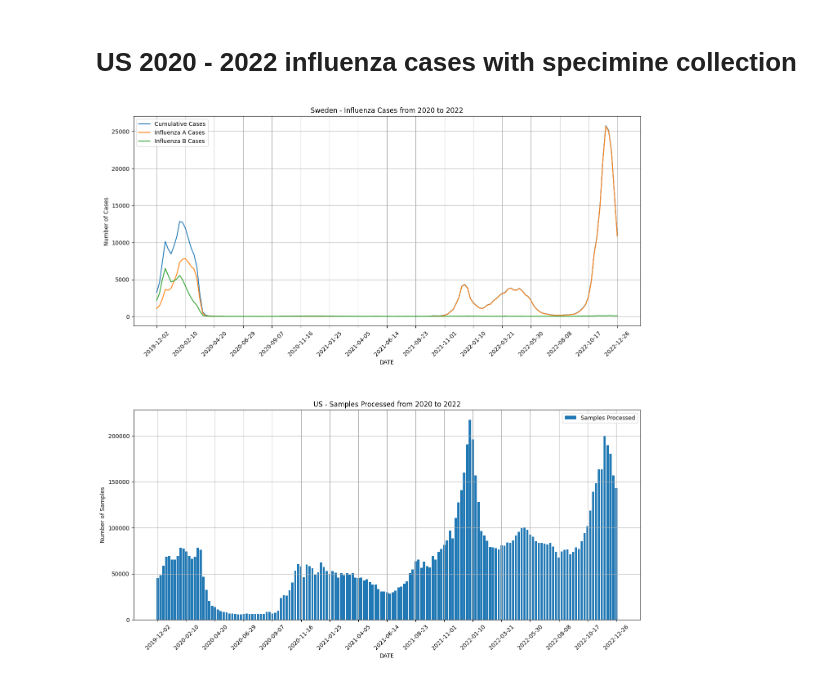
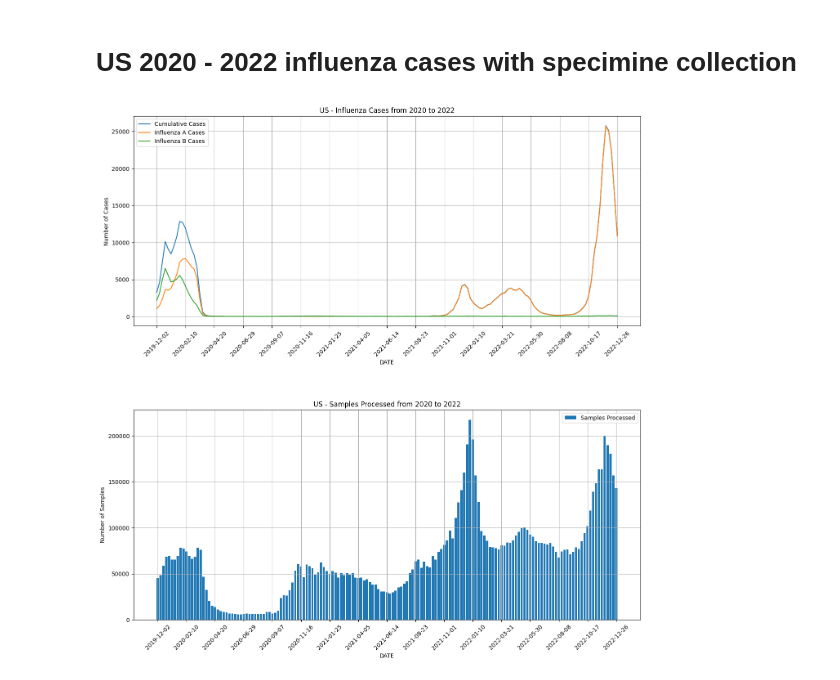
Before and after one commit to jramey2016/Computer-Epi-Project, a Jupyter notebook: US-Data-And-Models/Emperical-Model-US/Influenza_Model_US/Subset_Models_influenza_US.ipynb, the cells around one changed output. Cells and saved outputs as stored; diff of their text form; code cells hidden in the pictures.

Commit message:
Finish influenza data models

```diff
--- a/US-Data-And-Models/Emperical-Model-US/Influenza_Model_US/Subset_Models_influenza_US.ipynb
+++ b/US-Data-And-Models/Emperical-Model-US/Influenza_Model_US/Subset_Models_influenza_US.ipynb
@@ -394,32 +394,32 @@ fig, (ax1, ax2) = plt.subplots(2, 1, figsize=(16, 16))
 
 # Plot the line graphs in the first subplot
 ax1.plot(df_agg11['ISO_SDATE'], df_agg11['INF_ALL'], label='Cumulative Cases')
 ax1.plot(df_agg11['ISO_SDATE'], df_agg11['INF_A'], label='Influenza A Cases')
 ax1.plot(df_agg11['ISO_SDATE'], df_agg11['INF_B'], label='Influenza B Cases')
 ax1.set_xlabel('DATE')
 ax1.set_ylabel('Number of Cases')
-ax1.set_title('Sweden - Influenza Cases from 2020 to 2022')
+ax1.set_title('US - Influenza Cases from 2020 to 2022')
 xtick_pos = np.arange(0, len(df_agg11['ISO_SDATE']), 10)
 ax1.set_xticks(xtick_pos)
 ax1.set_xticklabels(df_agg11['ISO_SDATE'][xtick_pos], rotation=45)
 ax1.legend()
 ax1.grid()
 
 # Plot the bar graph in the second subplot
 ax2.bar(df_agg_samples['ISO_SDATE'], df_agg_samples['SPEC_PROCESSED_NB'], label='Samples Processed')
 ax2.set_xlabel('DATE')
 ax2.set_ylabel('Number of Samples')
 ax2.set_title('US - Samples Processed from 2020 to 2022')
 xtick_pos = np.arange(0, len(df_agg_samples['ISO_SDATE']), 10)
 ax2.set_xticks(xtick_pos)
 ax2.set_xticklabels(df_agg_samples['ISO_SDATE'][xtick_pos], rotation=45)
 ax2.legend()
 ax2.grid()
 
 # Adjust the spacing between the subplots
 fig.subplots_adjust(hspace=0.4)
 
 # Show the combined graph with both line and bar plots
 plt.show()
 # %% [output]
-[figure, old version]
+[figure, new version]
```
